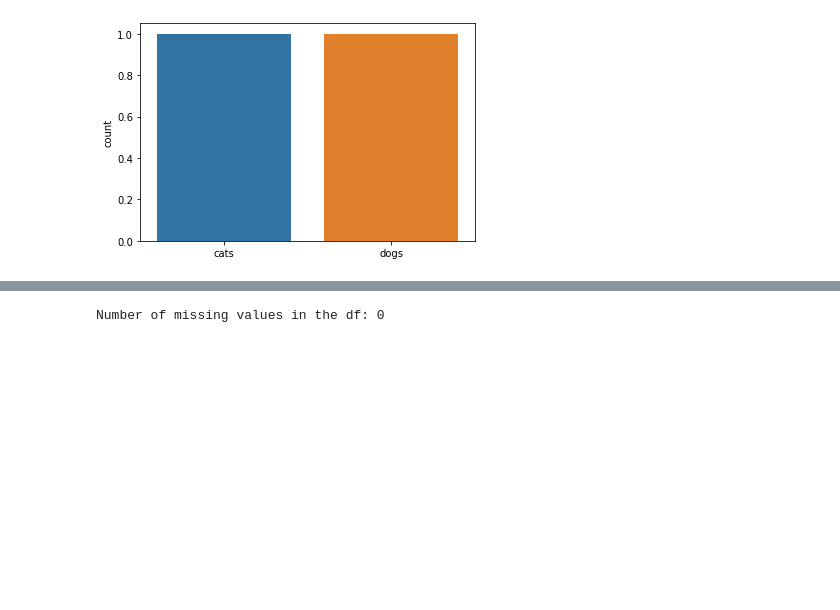
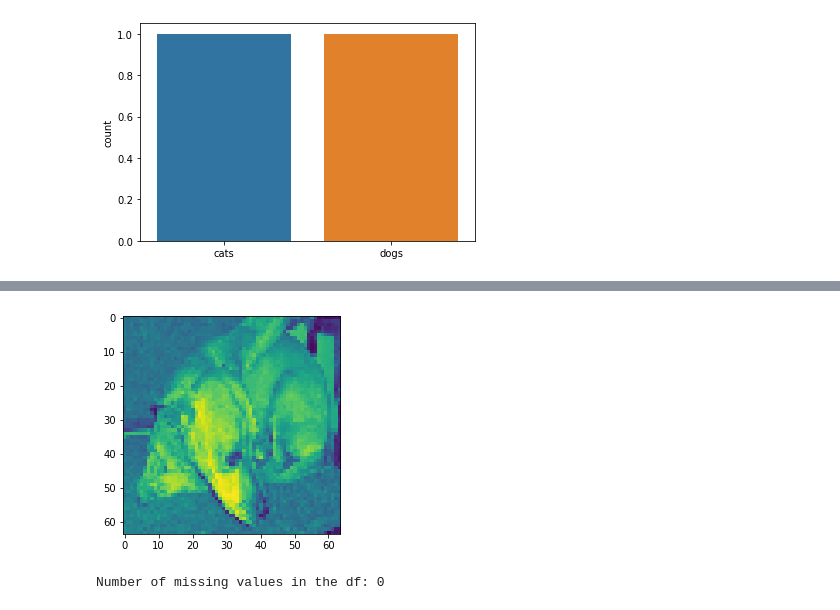
Before and after one commit to idobar1403/FinalProjectYear1, a Jupyter notebook: Cats-vs-Dogs.ipynb, the cells around one changed output, grey strips where cells are left out. Cells and saved outputs as stored; diff of their text form; code cells hidden in the pictures; blank space fills up the shorter version.

```diff
--- a/Cats-vs-Dogs.ipynb
+++ b/Cats-vs-Dogs.ipynb
@@ -103,3 +103,10 @@ plt.imshow(img)
+# %%
+plt.figure()
+plt.imshow(data[index].reshape(64,64))
+plt.grid(False)
+plt.show()
+# %% [output]
+[figure, added]
 # %%
 print("Number of missing values in the df:",df.isnull().any().sum())
 # %% [output]
```
Also changed, not shown: parts of 1 cell of this notebook.
